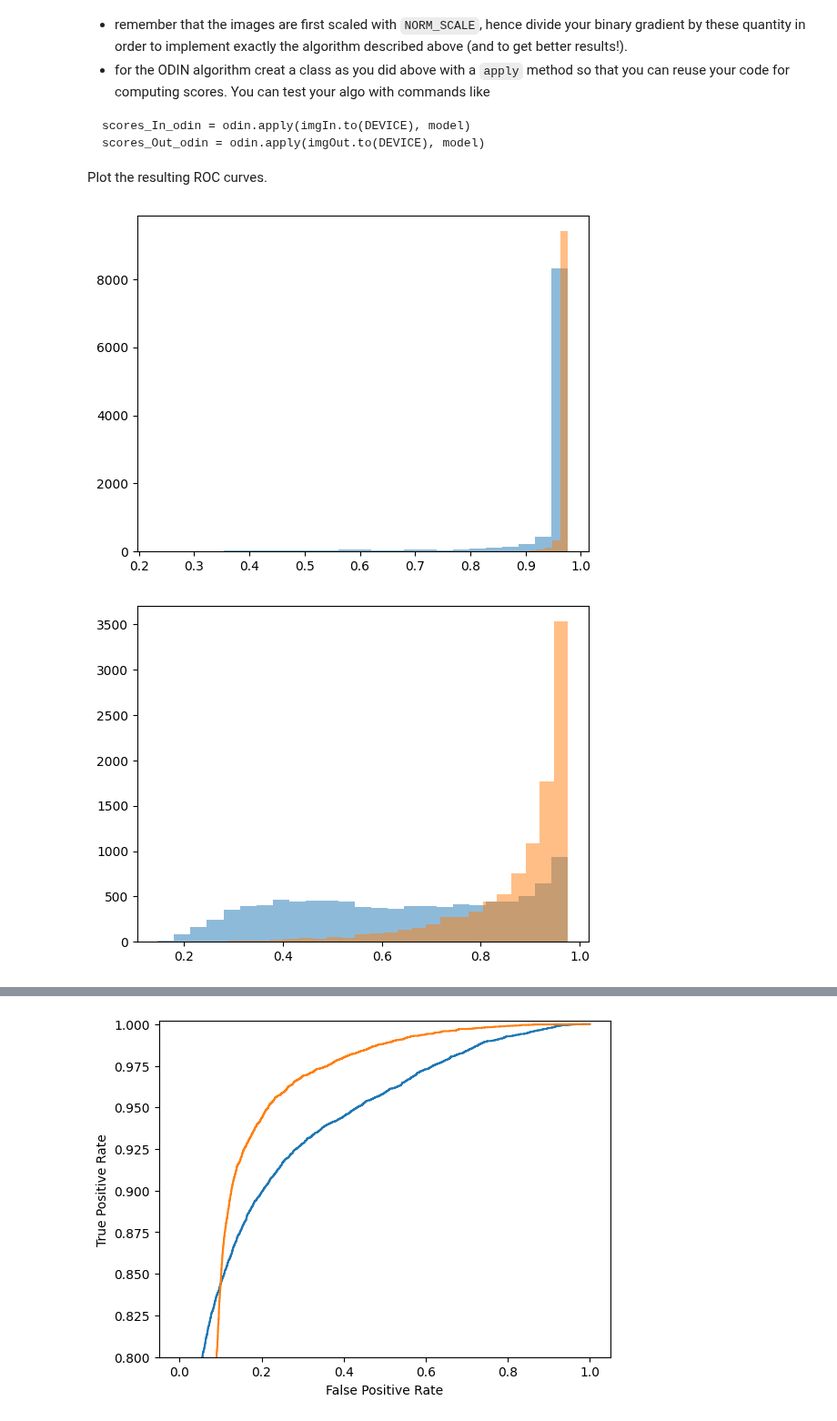
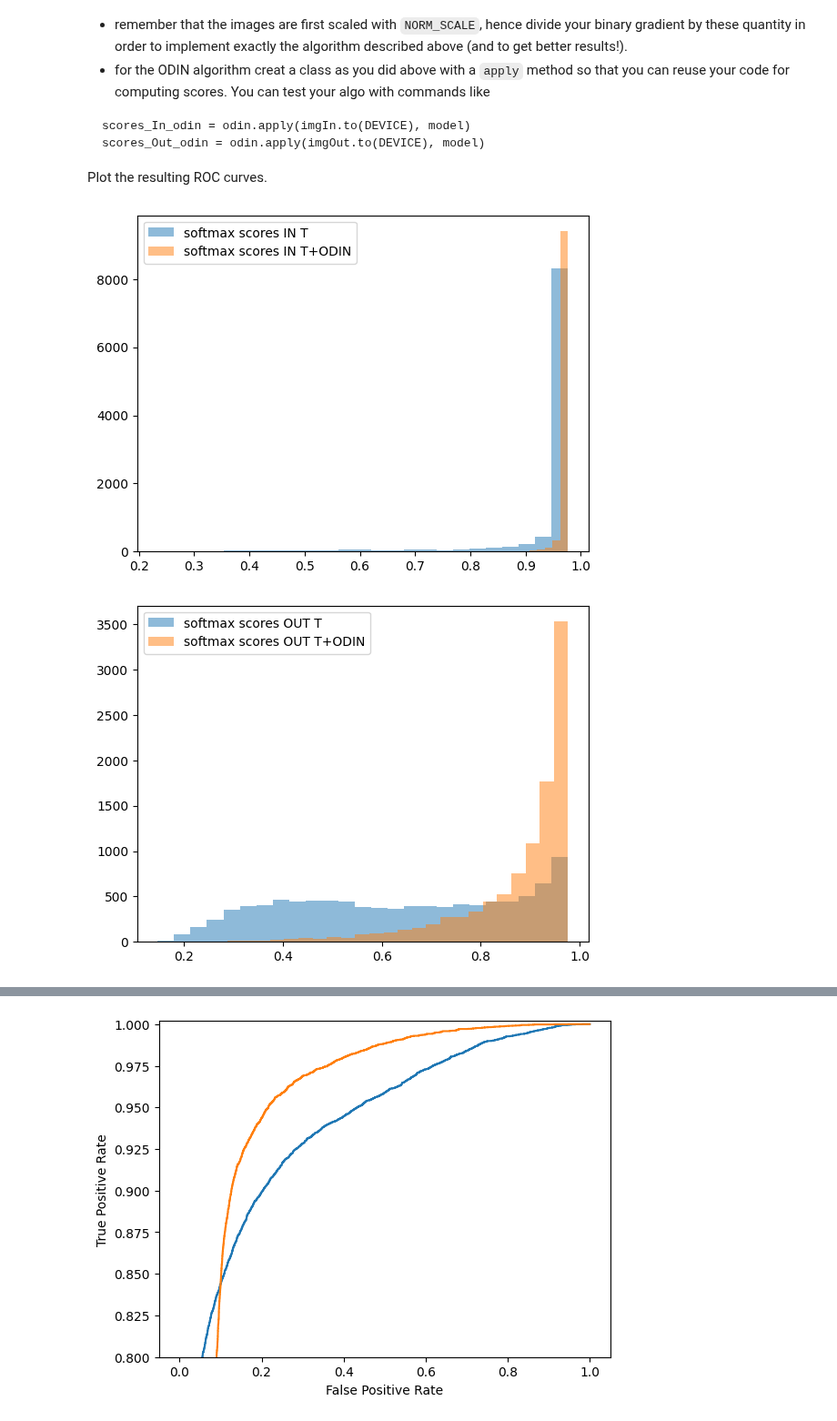
Before and after one commit to dataflowr/notebooks, a Jupyter notebook: Module17/ODIN_mobilenet_sol.ipynb, the cells around one changed output, grey strips where cells are left out. Shown at 91% size. Saved outputs shown, nothing was run; the diff lists cells and outputs as text; code cells hidden in the pictures.

Commit message:
ODIN

```diff
--- a/Module17/ODIN_mobilenet_sol.ipynb
+++ b/Module17/ODIN_mobilenet_sol.ipynb
@@ -365,13 +367,15 @@ scores_Out_odin = compute_scores(model, odin, testloaderOut)
 scores_odin = scores_In_odin+scores_Out_odin
 fpr_odin, tpr_odin, thresholds_odin = metrics.roc_curve(y, scores_odin)
 # %%
-plt.hist(scores_In, bins = 25, alpha=0.5)
-plt.hist(scores_In_odin, bins = 25, alpha=0.5);
+plt.hist(scores_In, bins = 25, alpha=0.5, label='softmax scores IN T')
+plt.hist(scores_In_odin, bins = 25, alpha=0.5, label='softmax scores IN T+ODIN');
+plt.legend();
 # %% [output]
-[figure, old version]
+[figure, new version]
 # %%
-plt.hist(scores_Out, bins = 25, alpha=0.5)
-plt.hist(scores_Out_odin, bins = 25, alpha=0.5);
+plt.hist(scores_Out, bins = 25, alpha=0.5, label='softmax scores OUT T')
+plt.hist(scores_Out_odin, bins = 25, alpha=0.5, label='softmax scores OUT T+ODIN');
+plt.legend();
 # %% [output]
-[figure, old version]
+[figure, new version]
 # %%
```
Also changed, not shown: parts of 7 cells of this notebook.
